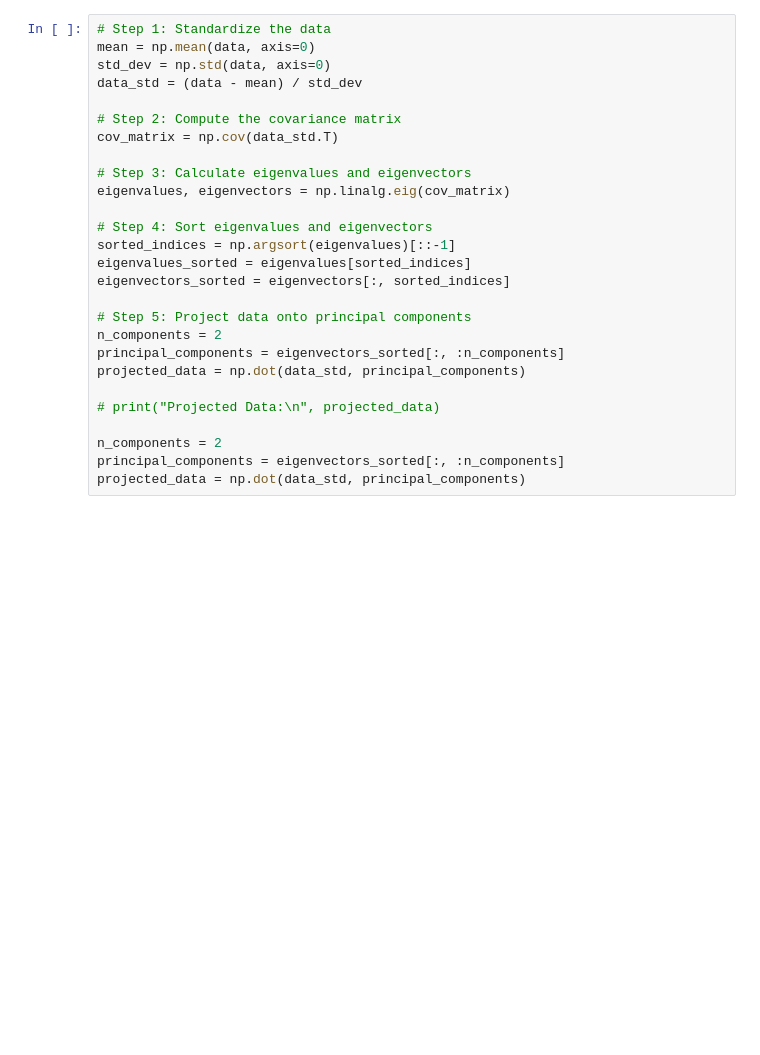
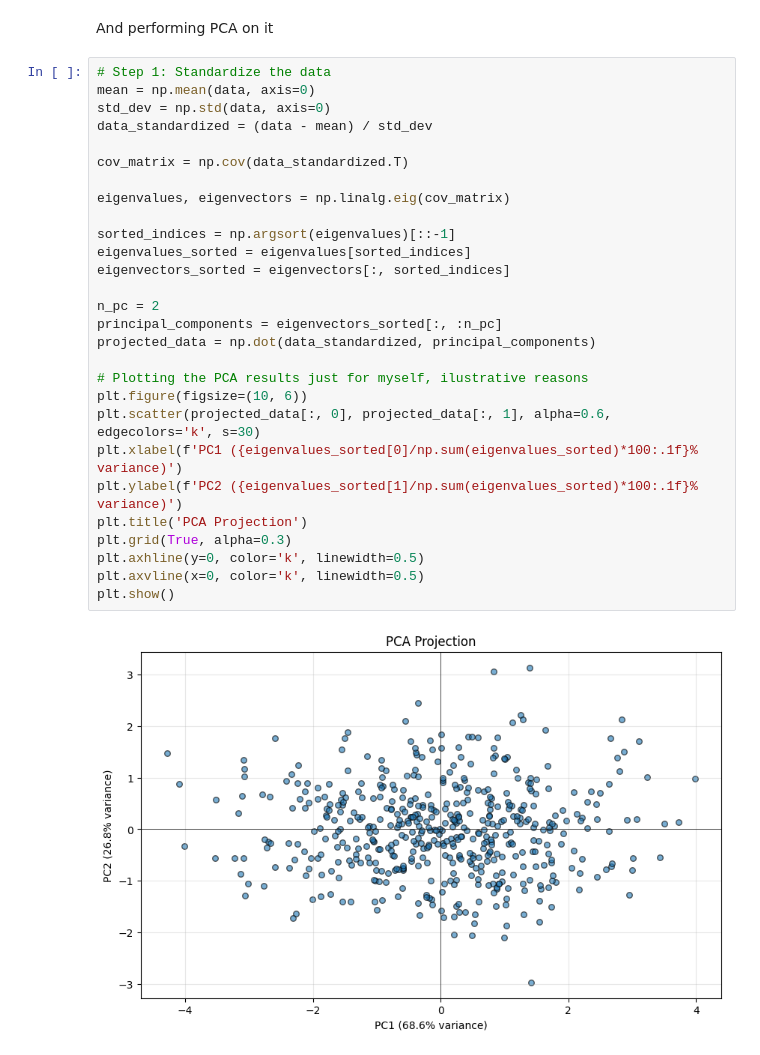
Before and after one commit to stoianraresstefan/Anomaly-Detection, a Jupyter notebook: lab5/ex1.ipynb, the cells around one changed output. Saved outputs shown, nothing was run; the diff lists cells and outputs as text; blank space fills up the shorter version.

```diff
--- a/lab5/ex1.ipynb
+++ b/lab5/ex1.ipynb
@@ -29,28 +31,33 @@ plt.show()
+# %% [markdown]
+And performing PCA on it
 # %%
 # Step 1: Standardize the data
 mean = np.mean(data, axis=0)
 std_dev = np.std(data, axis=0)
-data_std = (data - mean) / std_dev
+data_standardized = (data - mean) / std_dev
 
-# Step 2: Compute the covariance matrix
-cov_matrix = np.cov(data_std.T)
+cov_matrix = np.cov(data_standardized.T)
 
-# Step 3: Calculate eigenvalues and eigenvectors
 eigenvalues, eigenvectors = np.linalg.eig(cov_matrix)
 
-# Step 4: Sort eigenvalues and eigenvectors
 sorted_indices = np.argsort(eigenvalues)[::-1]
 eigenvalues_sorted = eigenvalues[sorted_indices]
 eigenvectors_sorted = eigenvectors[:, sorted_indices]
 
-# Step 5: Project data onto principal components
-n_components = 2
-principal_components = eigenvectors_sorted[:, :n_components]
-projected_data = np.dot(data_std, principal_components)
+n_pc = 2
+principal_components = eigenvectors_sorted[:, :n_pc]
+projected_data = np.dot(data_standardized, principal_components)
 
-# print("Projected Data:\n", projected_data)
-
-n_components = 2
-principal_components = eigenvectors_sorted[:, :n_components]
-projected_data = np.dot(data_std, principal_components)
+# Plotting the PCA results just for myself, ilustrative reasons
+plt.figure(figsize=(10, 6))
+plt.scatter(projected_data[:, 0], projected_data[:, 1], alpha=0.6, edgecolors='k', s=30)
+plt.xlabel(f'PC1 ({eigenvalues_sorted[0]/np.sum(eigenvalues_sorted)*100:.1f}% variance)')
+plt.ylabel(f'PC2 ({eigenvalues_sorted[1]/np.sum(eigenvalues_sorted)*100:.1f}% variance)')
+plt.title('PCA Projection')
+plt.grid(True, alpha=0.3)
+plt.axhline(y=0, color='k', linewidth=0.5)
+plt.axvline(x=0, color='k', linewidth=0.5)
+plt.show()
+# %% [output]
+[figure, added]
 # %%
```
Also changed, not shown: parts of 4 cells of this notebook, 1 other file.
